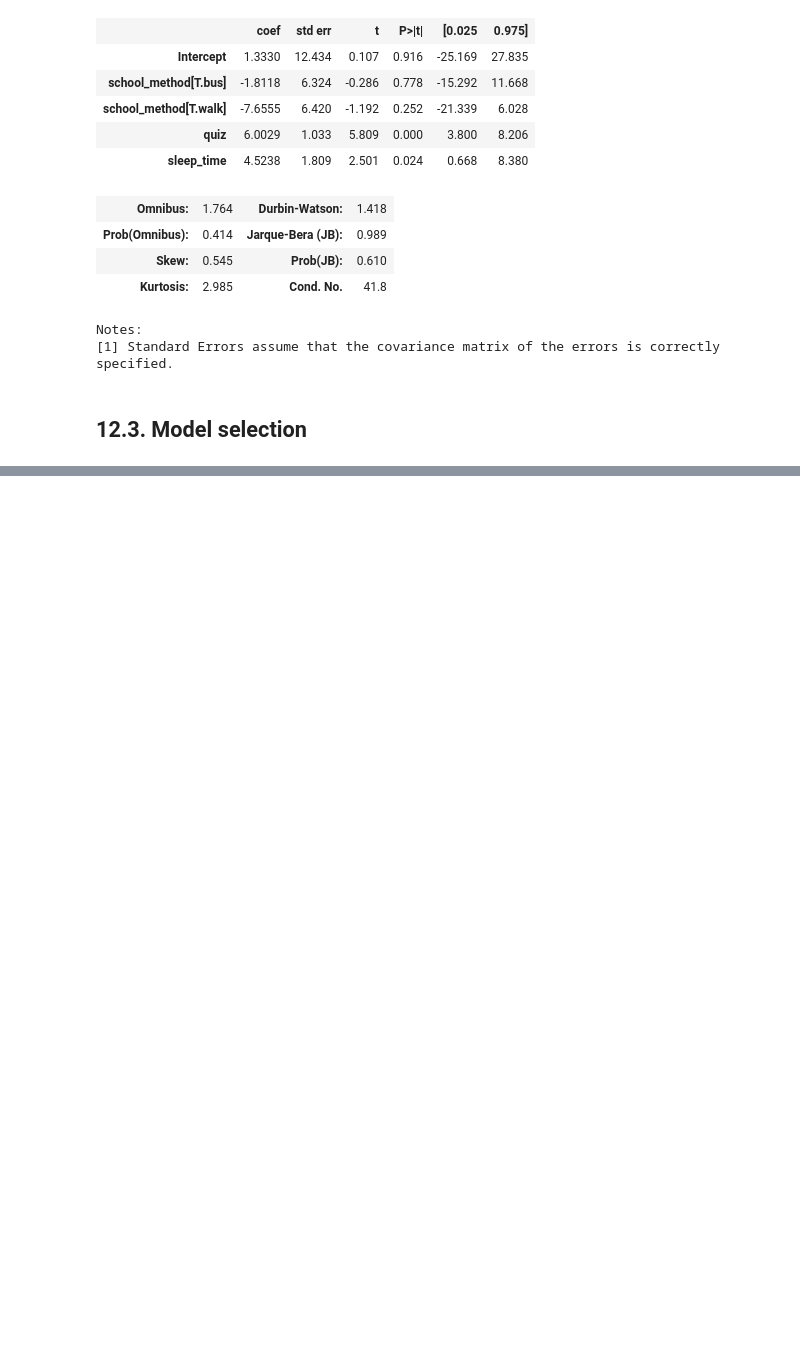
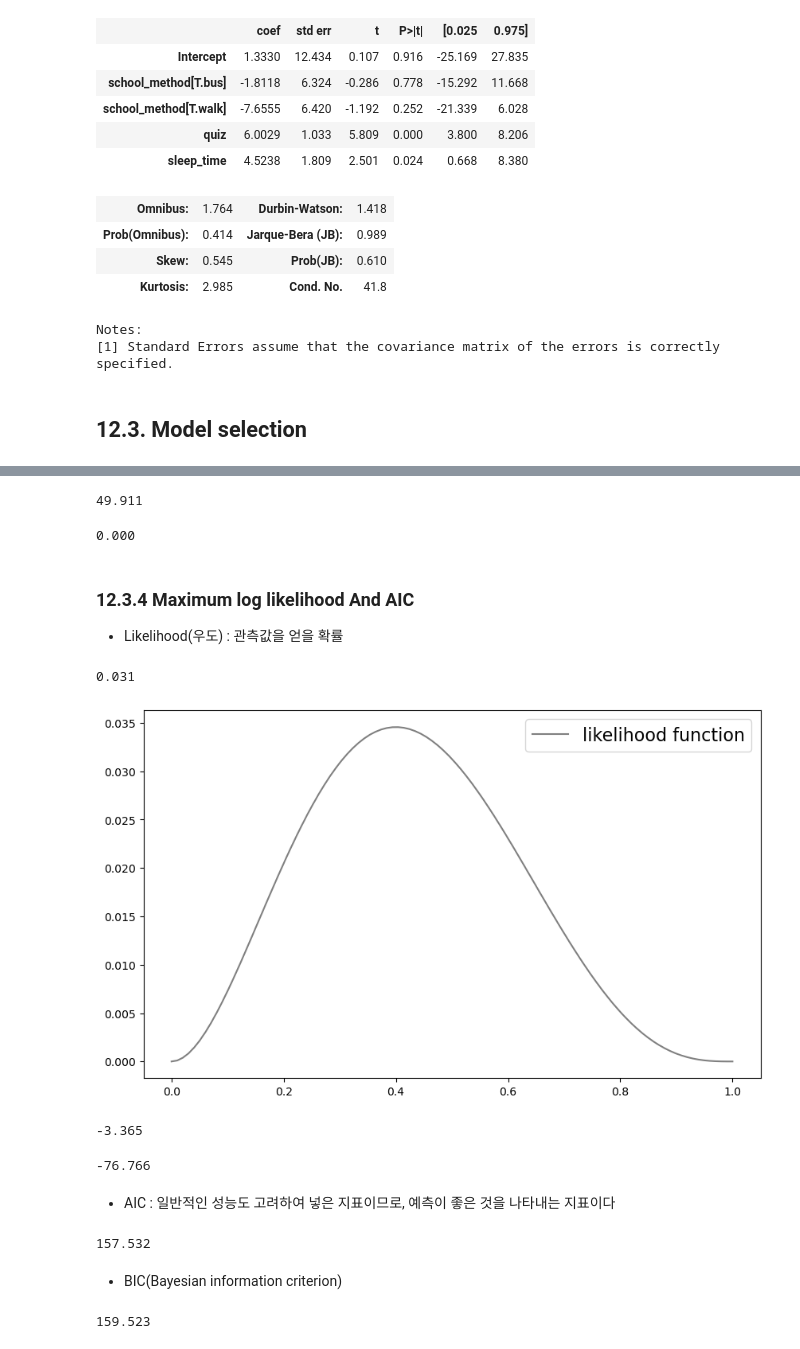
Before and after one commit to joanna-jaeeun/Statistics-with-Python, a Jupyter notebook: notebook/12. Regression Analysis.ipynb, the cells around one changed output, grey strips where cells are left out. Saved outputs shown, nothing was run; the diff lists cells and outputs as text; code cells hidden in the pictures; blank space fills up the shorter version.

```diff
--- a/notebook/12. Regression Analysis.ipynb
+++ b/notebook/12. Regression Analysis.ipynb
@@ -284,0 +389,69 @@ Notes:
+# %%
+f = (exp_var / p)  / (unexp_var / (n - p - 1))
+f
+# %% [output]
+49.911
+# %%
+rv = stats.f(p, n-p-1)
+1 - rv.cdf(f)
+
+# Rejuct null hypothesis & 설명변수 하나는 적어도 하나는 반응변수에 영향을 주고 있다
+# %% [output]
+0.000
+# %% [markdown]
+### 12.3.4 Maximum log likelihood And AIC
+- Likelihood(우도) : 관측값을 얻을 확률
+# %%
+prob = 0.3
+coin_result = [0, 1, 0, 0, 1]
+
+rv = stats.bernoulli(prob)
+L = np.prod(rv.pmf(coin_result))
+L
+# %% [output]
+0.031
+# %%
+# Likelihood function (p : 0~1)
+ps = np.linspace(0, 1, 100)
+Ls = [np.prod(stats.bernoulli(prob).pmf(coin_result))
+      for prob in ps]
+
+fig = plt.figure(figsize=(10, 6))
+ax = fig.add_subplot(111)
+ax.plot(ps, Ls, label='likelihood function', color='gray')
+ax.legend(fontsize=16)
+plt.show()
+
+# method of maximun likelihood : 최대이며, 가장 그럴듯한 모수, 가장 그럴듯 하다는 이유로 모수 p를 추정하는 방법
+# maximum likelihood estimator : 최우추정량
+# maximum likelihood estimate : 최우추정값
+# %% [output]
+[figure, added]
+# %%
+# Maximum log-likelihood
+prob = 0.4
+rv = stats.bernoulli(prob)
+mll = np.sum(np.log(rv.pmf([0, 1, 0, 0, 1])))
+mll
+# %% [output]
+-3.365
+# %%
+rv = stats.norm(y_hat, np.sqrt(unexp_var / n))
+mll = np.sum(np.log(rv.pdf(y)))
+mll
+# %% [output]
+-76.766
+# %% [markdown]
+- AIC : 일반적인 성능도 고려하여 넣은 지표이므로, 예측이 좋은 것을 나타내는 지표이다
+# %%
+aic = -2 * mll + 2 * (p+1)
+aic
+# %% [output]
+157.532
+# %% [markdown]
+- BIC(Bayesian information criterion)
+# %%
+bic = -2 * mll + np.log(n) * (p+1)
+bic
+# %% [output]
+159.523
```
Also changed, not shown: parts of 24 cells of this notebook.
